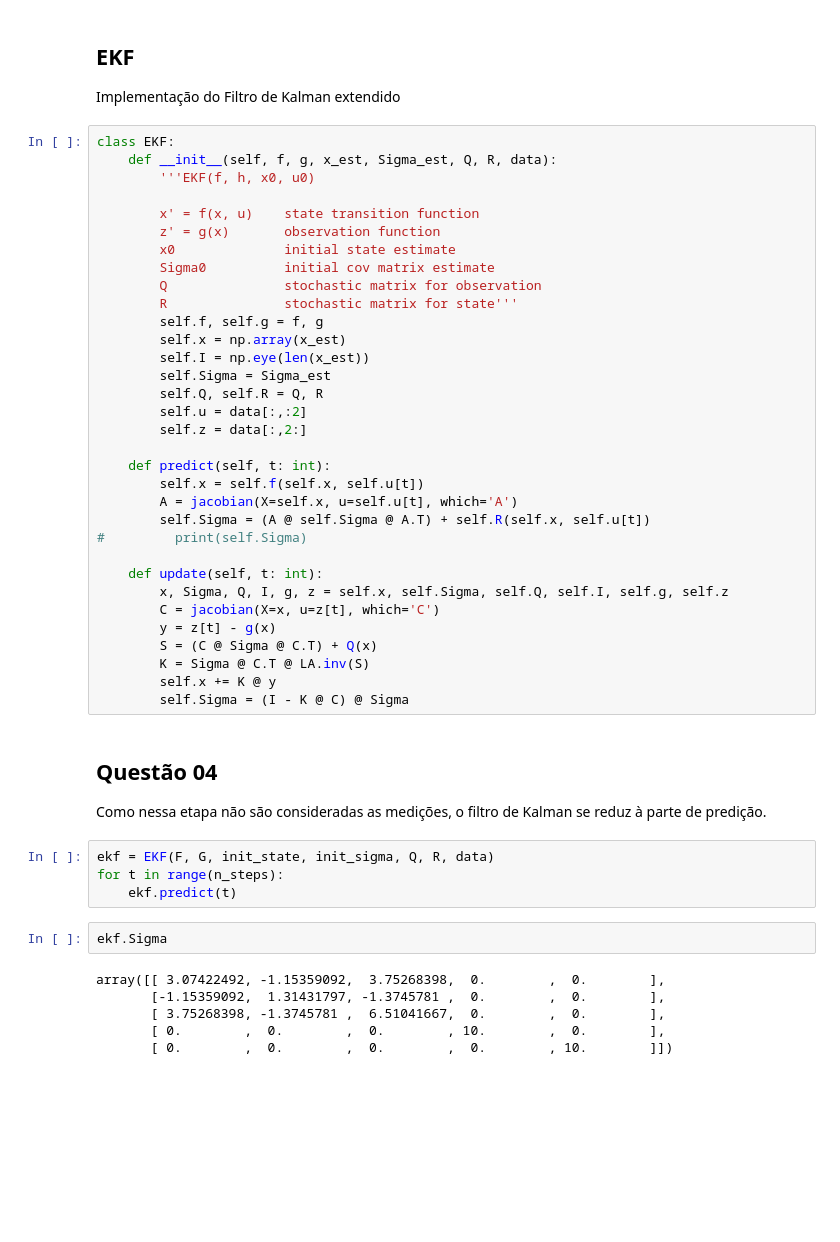
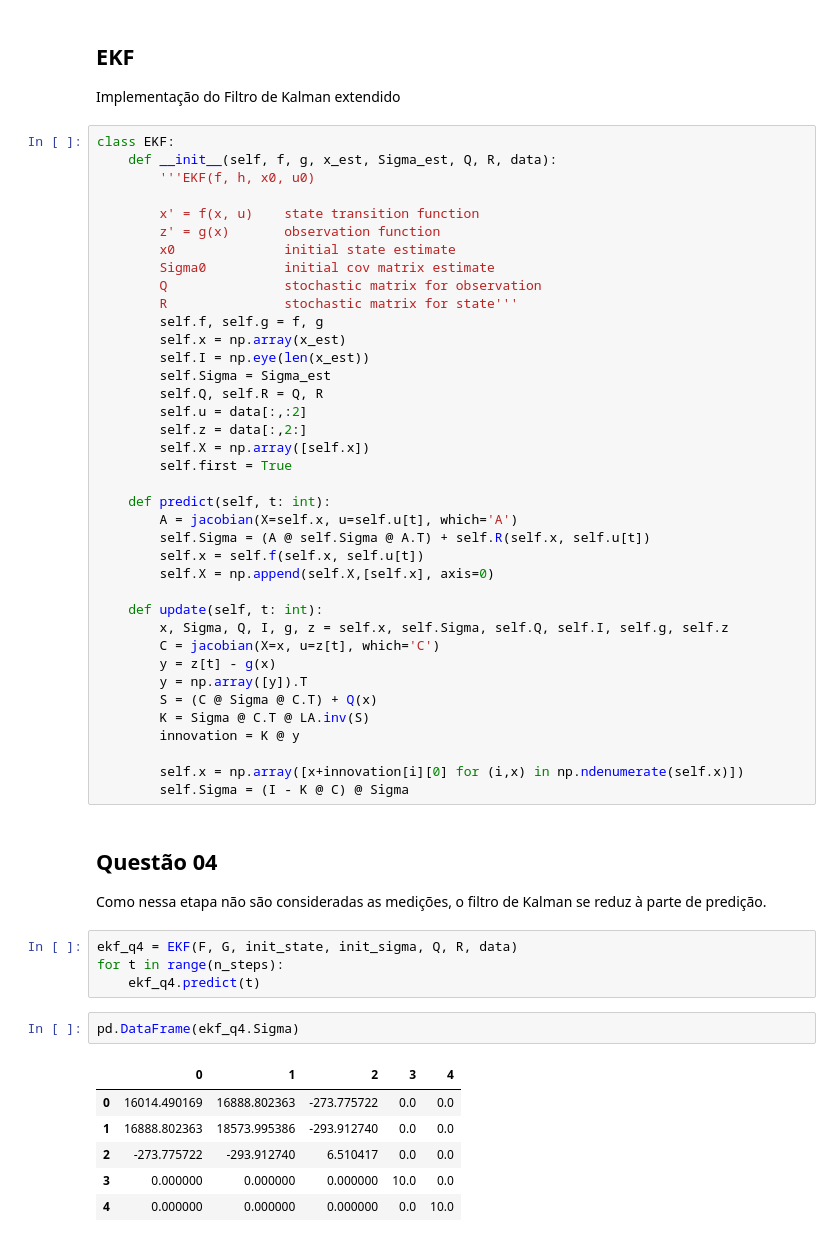
Before and after one commit to LucasHattoriCosta/PMR3502, a Jupyter notebook: ep1.ipynb, the cells around one changed output. Cells and saved outputs as stored; diff of their text form; blank space fills up the shorter version.

```diff
--- a/ep1.ipynb
+++ b/ep1.ipynb
@@ -122,34 +129,40 @@ class EKF:
         self.Q, self.R = Q, R
         self.u = data[:,:2]
         self.z = data[:,2:]
+        self.X = np.array([self.x])
+        self.first = True
 
     def predict(self, t: int):
-        self.x = self.f(self.x, self.u[t])
         A = jacobian(X=self.x, u=self.u[t], which='A')
         self.Sigma = (A @ self.Sigma @ A.T) + self.R(self.x, self.u[t])
-#         print(self.Sigma)
+        self.x = self.f(self.x, self.u[t])
+        self.X = np.append(self.X,[self.x], axis=0)
 
     def update(self, t: int):
         x, Sigma, Q, I, g, z = self.x, self.Sigma, self.Q, self.I, self.g, self.z
         C = jacobian(X=x, u=z[t], which='C')
         y = z[t] - g(x)
+        y = np.array([y]).T
         S = (C @ Sigma @ C.T) + Q(x)
         K = Sigma @ C.T @ LA.inv(S)
-        self.x += K @ y
+        innovation = K @ y
+
+        self.x = np.array([x+innovation[i][0] for (i,x) in np.ndenumerate(self.x)])
         self.Sigma = (I - K @ C) @ Sigma
 # %% [markdown]
 ## Questão 04
 
 Como nessa etapa não são consideradas as medições, o filtro de Kalman se reduz à parte de predição.
 # %%
-ekf = EKF(F, G, init_state, init_sigma, Q, R, data)
+ekf_q4 = EKF(F, G, init_state, init_sigma, Q, R, data)
 for t in range(n_steps):
-    ekf.predict(t)
+    ekf_q4.predict(t)
 # %%
-ekf.Sigma
+pd.DataFrame(ekf_q4.Sigma)
 # %% [output]
-array([[ 3.07422492, -1.15359092,  3.75268398,  0.        ,  0.        ],
-       [-1.15359092,  1.31431797, -1.3745781 ,  0.        ,  0.        ],
-       [ 3.75268398, -1.3745781 ,  6.51041667,  0.        ,  0.        ],
-       [ 0.        ,  0.        ,  0.        , 10.        ,  0.        ],
-       [ 0.        ,  0.        ,  0.        ,  0.        , 10.        ]])
+|  | 0 | 1 | 2 | 3 | 4 |
+| 0 | 16014.490169 | 16888.802363 | -273.775722 | 0.0 | 0.0 |
+| 1 | 16888.802363 | 18573.995386 | -293.912740 | 0.0 | 0.0 |
+| 2 | -273.775722 | -293.912740 | 6.510417 | 0.0 | 0.0 |
+| 3 | 0.000000 | 0.000000 | 0.000000 | 10.0 | 0.0 |
+| 4 | 0.000000 | 0.000000 | 0.000000 | 0.0 | 10.0 |
```
Also changed, not shown: parts of 8 cells of this notebook, 4 other files.
